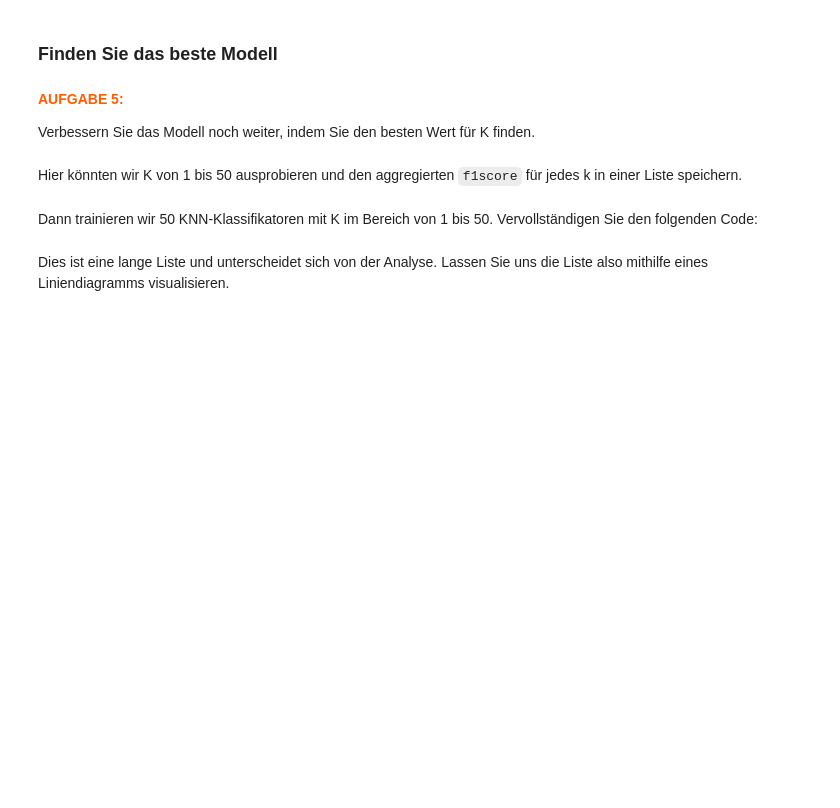
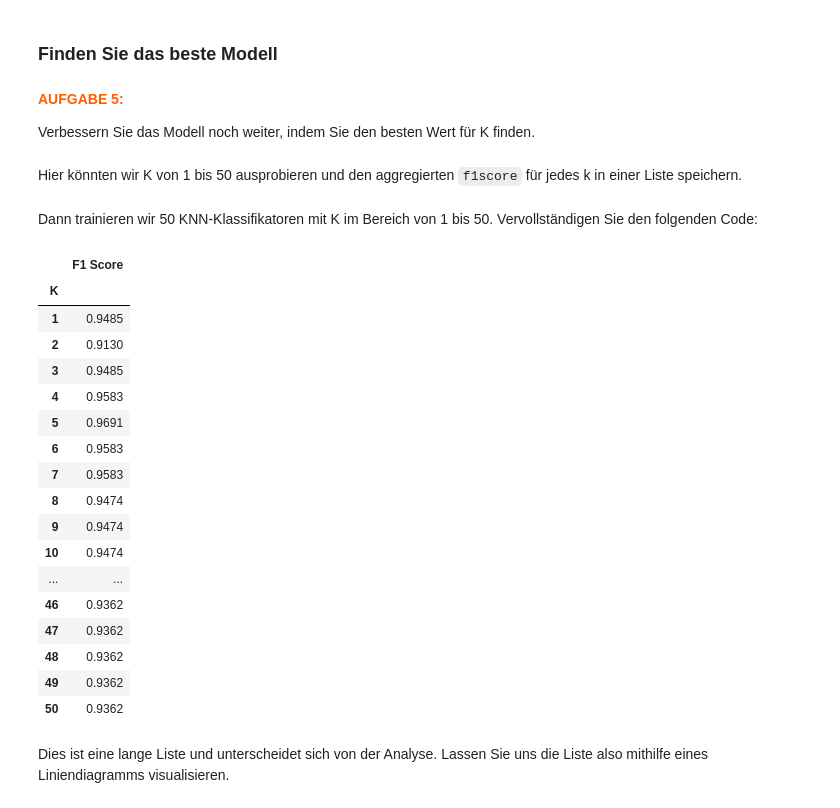
Before and after one commit to Robert35-dll/wikisys_exercise, a Jupyter notebook: 07/Classification kNN.ipynb, the cells around one changed output. Cells and saved outputs as stored; diff of their text form; code cells hidden in the pictures; blank space fills up the shorter version.

```diff
--- a/07/Classification kNN.ipynb
+++ b/07/Classification kNN.ipynb
@@ -215,19 +259,38 @@ f1_scores = []
 Dann trainieren wir 50 KNN-Klassifikatoren mit K im Bereich von 1 bis 50.
 Vervollständigen Sie den folgenden Code:
 # %%
+# Train, test, repeat
 for k in range(1, max_k + 1):
-    # Create a KNN classifier
-    # ...
-    # Train the classifier
-    # ...
+    k_knn_model = KNeighborsClassifier(k)
+    k_knn_model.fit(X_train.values, y_train.values.ravel())
+    k_preds = k_knn_model.predict(X_test.values)
 
     # Evaluate the classifier with f1score and store result in list
-    f1 = f1_score(preds, y_test)
-    f1_scores.append((k, round(f1_score(y_test, preds), 4)))
+    f1 = f1_score(k_preds, y_test)
+    f1_scores.append((k, round(f1_score(y_test, k_preds), 4)))
 
 # Convert the f1score list to a dataframe
 f1_results = pd.DataFrame(f1_scores, columns=['K', 'F1 Score'])
 f1_results.set_index('K')
+# %% [output]
+|  | F1 Score |
+| K |  |
+| 1 | 0.9485 |
+| 2 | 0.9130 |
+| 3 | 0.9485 |
+| 4 | 0.9583 |
+| 5 | 0.9691 |
+| 6 | 0.9583 |
+| 7 | 0.9583 |
+| 8 | 0.9474 |
+| 9 | 0.9474 |
+| 10 | 0.9474 |
+| ... | ... |
+| 46 | 0.9362 |
+| 47 | 0.9362 |
+| 48 | 0.9362 |
+| 49 | 0.9362 |
+| 50 | 0.9362 |
 # %% [markdown]
 Dies ist eine lange Liste und unterscheidet sich von der Analyse. Lassen Sie uns die Liste also mithilfe eines Liniendiagramms visualisieren.
 # %%
```
Also changed, not shown: parts of 21 cells of this notebook.
